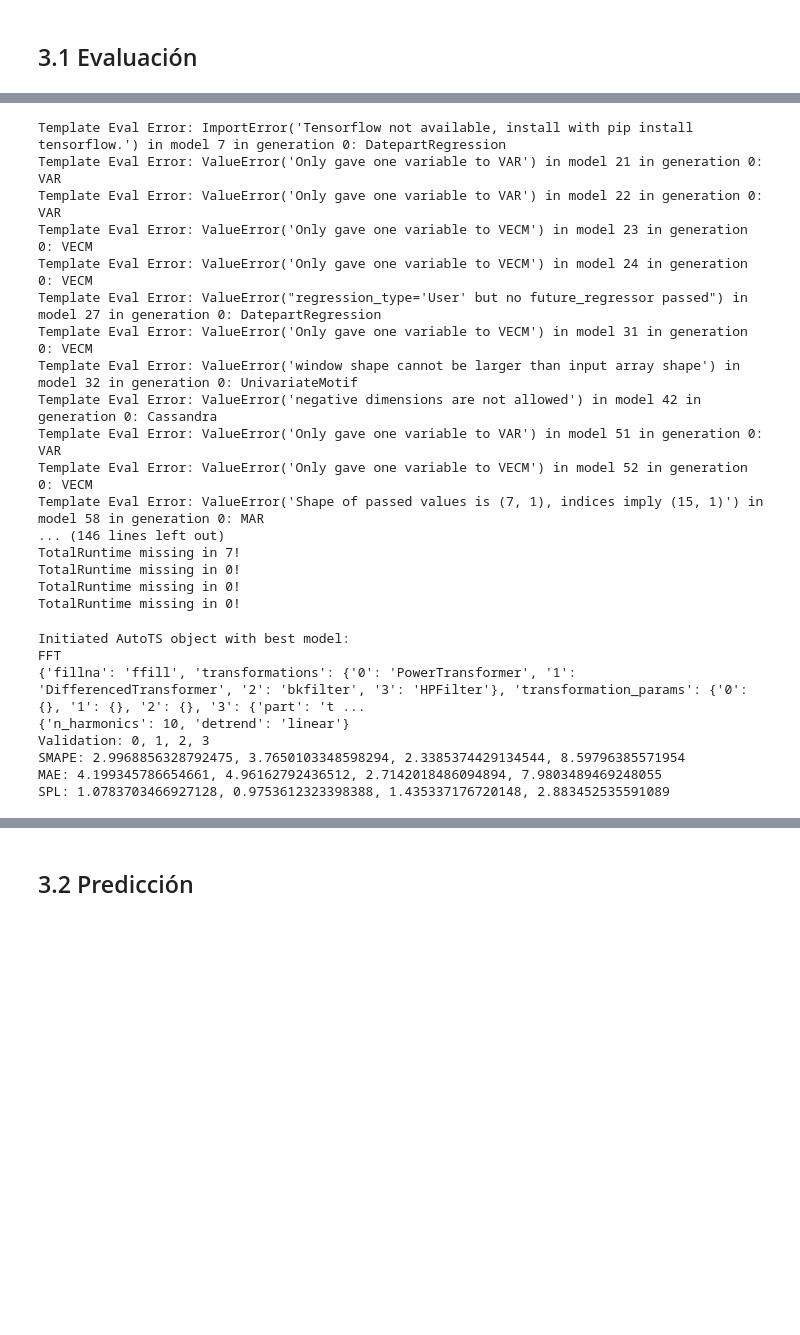
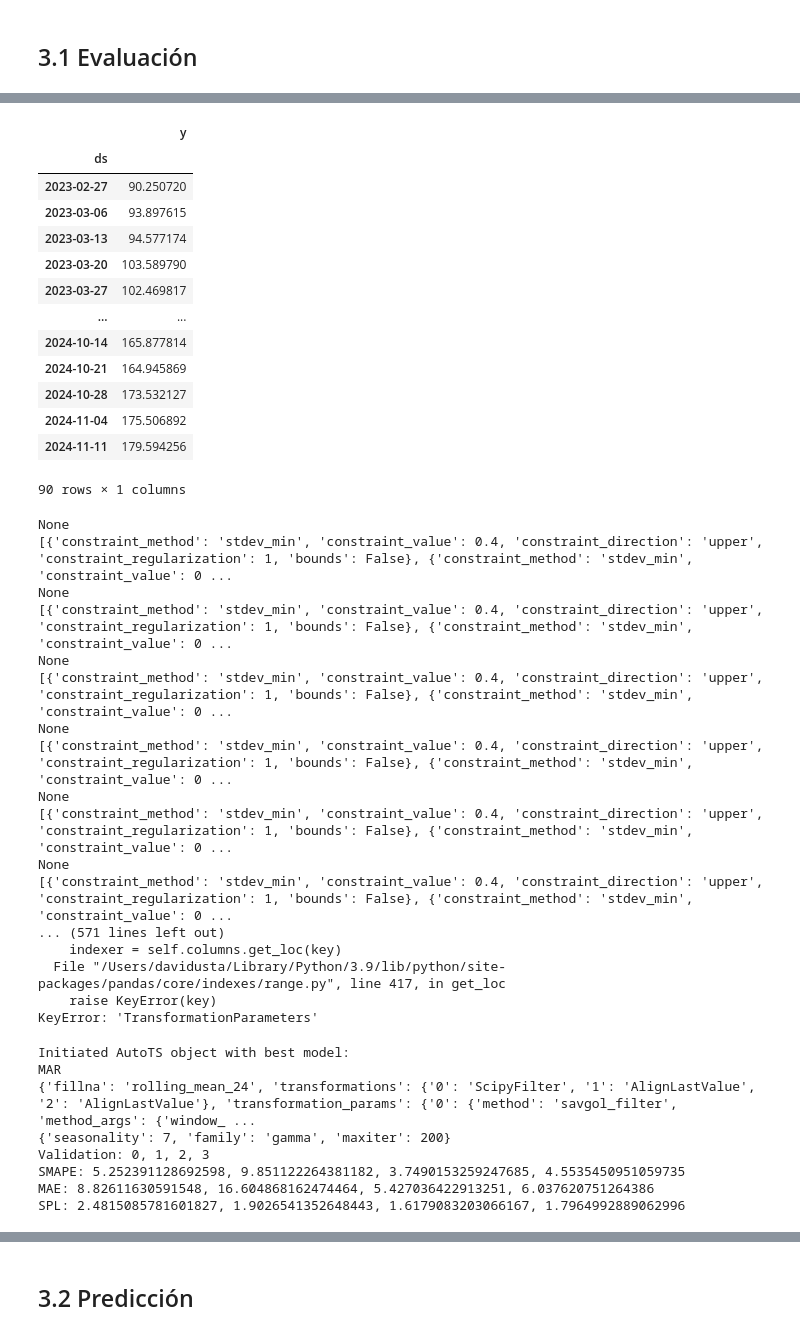
Before and after one commit to dfbustosus/Bootcamp-DS-2024-I, a Jupyter notebook: Clase 23/Series de Tiempo - Parte II.ipynb, the cells around one changed output, grey strips where cells are left out. Saved outputs shown, nothing was run; the diff lists cells and outputs as text; code cells hidden in the pictures; blank space fills up the shorter version.

```diff
--- a/Clase 23/Series de Tiempo - Parte II.ipynb
+++ b/Clase 23/Series de Tiempo - Parte II.ipynb
@@ -401,8 +428,24 @@ T.y.plot()
+# %%
+T=C_weekly[['ds','y']].iloc[0:-15].fillna(method='backfill').fillna(method='bfill').fillna(method='ffill')
+T['ds'] = pd.to_datetime(T['ds'] + '-1', format='%Y-%W-%w')
+T=T.set_index('ds')
+T
+# %% [output]
+|  | y |
+| ds |  |
+| 2023-02-27 | 90.250720 |
+| 2023-03-06 | 93.897615 |
+| 2023-03-13 | 94.577174 |
+| 2023-03-20 | 103.589790 |
+| 2023-03-27 | 102.469817 |
+| ... | ... |
+| 2024-10-14 | 165.877814 |
+| 2024-10-21 | 164.945869 |
+| 2024-10-28 | 173.532127 |
+| 2024-11-04 | 175.506892 |
+| 2024-11-11 | 179.594256 |
+90 rows × 1 columns
 # %%
-T=C_weekly[['ds','y']].iloc[0:-15].fillna(method='backfill').fillna(method='bfill').fillna(method='ffill')
-T['ds'] = pd.to_datetime(T['ds'] + '-1', format='%Y-%W-%w')
-T=T.set_index('ds')
-
 steps_to_predict= 15
 
 model = AutoTS(
@@ -429,31 +472,31 @@ model = AutoTS(
 )
 model.fit(T)
 # %% [output]
-Template Eval Error: ImportError('Tensorflow not available, install with pip install tensorflow.') in model 7 in generation 0: DatepartRegression
-Template Eval Error: ValueError('Only gave one variable to VAR') in model 21 in generation 0: VAR
-Template Eval Error: ValueError('Only gave one variable to VAR') in model 22 in generation 0: VAR
-Template Eval Error: ValueError('Only gave one variable to VECM') in model 23 in generation 0: VECM
-Template Eval Error: ValueError('Only gave one variable to VECM') in model 24 in generation 0: VECM
-Template Eval Error: ValueError("regression_type='User' but no future_regressor passed") in model 27 in generation 0: DatepartRegression
-Template Eval Error: ValueError('Only gave one variable to VECM') in model 31 in generation 0: VECM
-Template Eval Error: ValueError('window shape cannot be larger than input array shape') in model 32 in generation 0: UnivariateMotif
-Template Eval Error: ValueError('negative dimensions are not allowed') in model 42 in generation 0: Cassandra
-Template Eval Error: ValueError('Only gave one variable to VAR') in model 51 in generation 0: VAR
-Template Eval Error: ValueError('Only gave one variable to VECM') in model 52 in generation 0: VECM
-Template Eval Error: ValueError('Shape of passed values is (7, 1), indices imply (15, 1)') in model 58 in generation 0: MAR
-... (146 lines left out)
-TotalRuntime missing in 7!
-TotalRuntime missing in 0!
-TotalRuntime missing in 0!
-TotalRuntime missing in 0!
+None
+[{'constraint_method': 'stdev_min', 'constraint_value': 0.4, 'constraint_direction': 'upper', 'constraint_regularization': 1, 'bounds': False}, {'constraint_method': 'stdev_min', 'constraint_value': 0 ...
+None
+[{'constraint_method': 'stdev_min', 'constraint_value': 0.4, 'constraint_direction': 'upper', 'constraint_regularization': 1, 'bounds': False}, {'constraint_method': 'stdev_min', 'constraint_value': 0 ...
+None
+[{'constraint_method': 'stdev_min', 'constraint_value': 0.4, 'constraint_direction': 'upper', 'constraint_regularization': 1, 'bounds': False}, {'constraint_method': 'stdev_min', 'constraint_value': 0 ...
+None
+[{'constraint_method': 'stdev_min', 'constraint_value': 0.4, 'constraint_direction': 'upper', 'constraint_regularization': 1, 'bounds': False}, {'constraint_method': 'stdev_min', 'constraint_value': 0 ...
+None
+[{'constraint_method': 'stdev_min', 'constraint_value': 0.4, 'constraint_direction': 'upper', 'constraint_regularization': 1, 'bounds': False}, {'constraint_method': 'stdev_min', 'constraint_value': 0 ...
+None
+[{'constraint_method': 'stdev_min', 'constraint_value': 0.4, 'constraint_direction': 'upper', 'constraint_regularization': 1, 'bounds': False}, {'constraint_method': 'stdev_min', 'constraint_value': 0 ...
+... (571 lines left out)
+    indexer = self.columns.get_loc(key)
+  File "/Users/davidusta/Library/Python/3.9/lib/python/site-packages/pandas/core/indexes/range.py", line 417, in get_loc
+    raise KeyError(key)
+KeyError: 'TransformationParameters'
 Initiated AutoTS object with best model:
-FFT
-{'fillna': 'ffill', 'transformations': {'0': 'PowerTransformer', '1': 'DifferencedTransformer', '2': 'bkfilter', '3': 'HPFilter'}, 'transformation_params': {'0': {}, '1': {}, '2': {}, '3': {'part': 't ...
-{'n_harmonics': 10, 'detrend': 'linear'}
+MAR
+{'fillna': 'rolling_mean_24', 'transformations': {'0': 'ScipyFilter', '1': 'AlignLastValue', '2': 'AlignLastValue'}, 'transformation_params': {'0': {'method': 'savgol_filter', 'method_args': {'window_ ...
+{'seasonality': 7, 'family': 'gamma', 'maxiter': 200}
 Validation: 0, 1, 2, 3
-SMAPE: 2.9968856328792475, 3.7650103348598294, 2.3385374429134544, 8.59796385571954
-MAE: 4.199345786654661, 4.96162792436512, 2.7142018486094894, 7.9803489469248055
-SPL: 1.0783703466927128, 0.9753612323398388, 1.435337176720148, 2.883452535591089
+SMAPE: 5.252391128692598, 9.851122264381182, 3.7490153259247685, 4.5535450951059735
+MAE: 8.82611630591548, 16.604868162474464, 5.427036422913251, 6.037620751264386
+SPL: 2.4815085781601827, 1.9026541352648443, 1.6179083203066167, 1.7964992889062996
 # %%
 pred=model.predict(forecast_length=steps_to_predict) # Tambien pronostica otras variables
 pred
```
Also changed, not shown: parts of 14 cells of this notebook, 2 other files.
